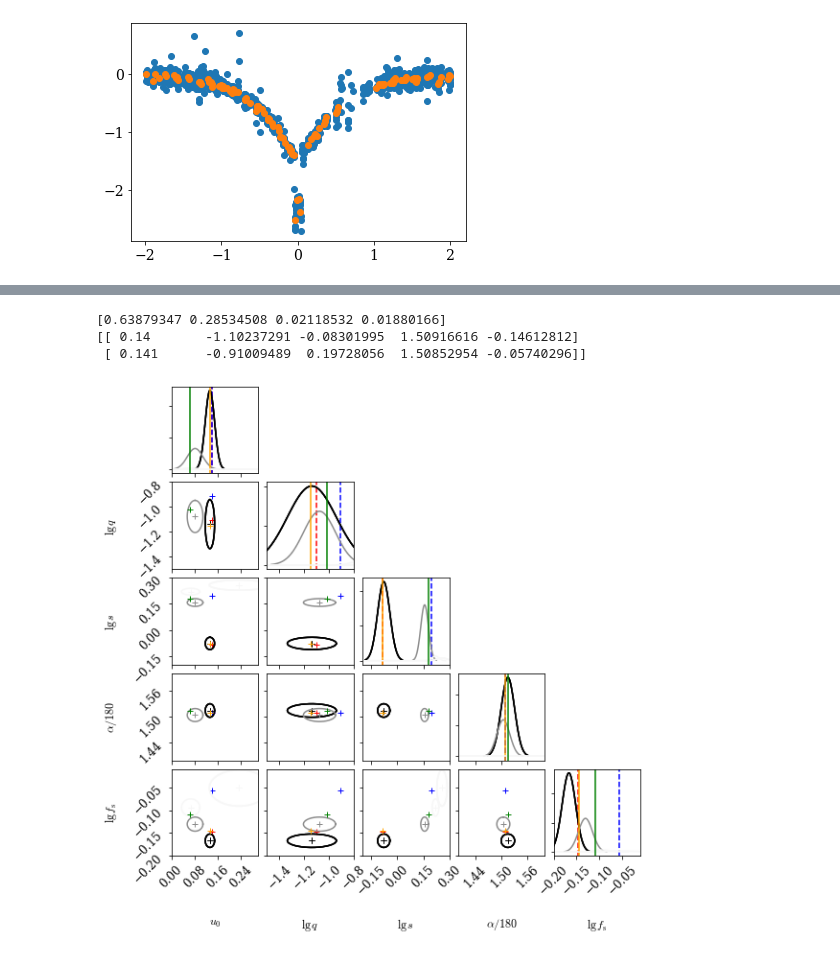
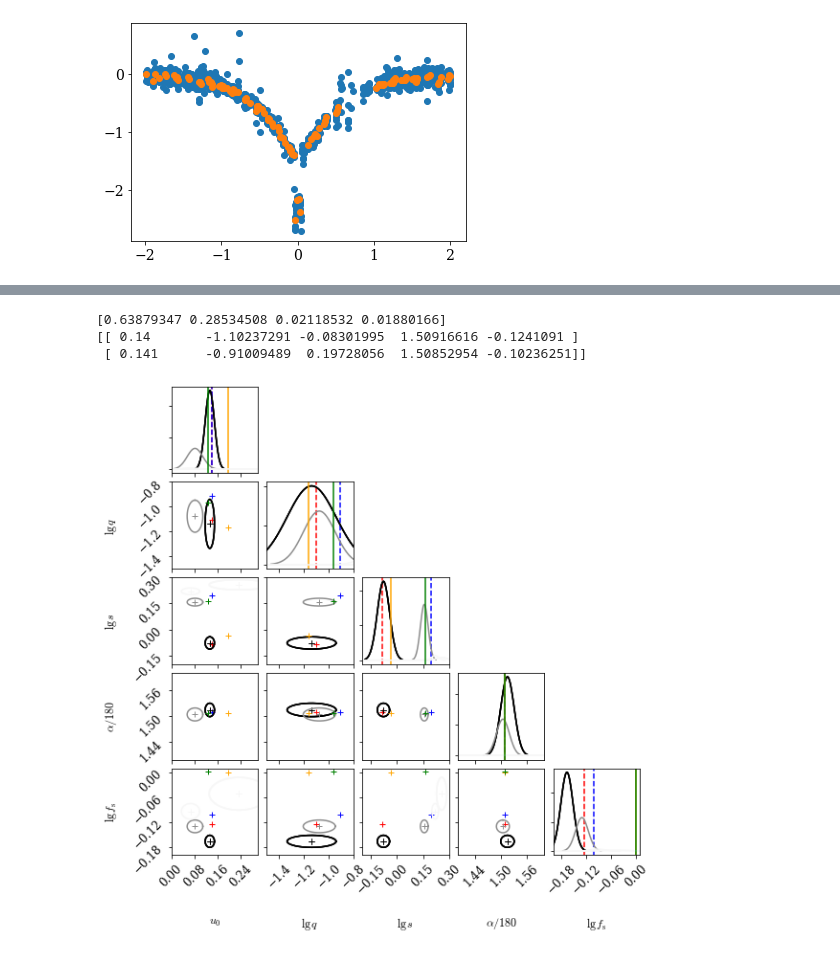
Before and after one commit to haimengzhao/magic-microlensing, a Jupyter notebook: test_KMT.ipynb, the cells around one changed output, grey strips where cells are left out. Cells and saved outputs as stored; diff of their text form; code cells hidden in the pictures.

```diff
--- a/test_KMT.ipynb
+++ b/test_KMT.ipynb
@@ -263,11 +263,18 @@ def compute_model_lc(time_array, fitting_parameters, VBBL, rho=None):
     u0, lgq, lgs, ad180 = fitting_parameters[:4]
     q, s = 10**lgq, 10**lgs
     alpha = ad180 * np.pi # convert to radian
-    t0, te= 0, 1
+    t0, te = 0, 1
     if rho == None:
         rho = 1e-3
     if len(fitting_parameters) == 5:
         rho = 10**fitting_parameters[-1]
+    if len(fitting_parameters) == 6:
+        t0 = fitting_parameters[-2]
+        te = fitting_parameters[-1]
+    if len(fitting_parameters) == 7:
+        rho = 10**fitting_parameters[-3]
+        t0 = fitting_parameters[-2]
+        te = fitting_parameters[-1]
     tau = (time_array-t0)/te
     xs = tau*np.cos(alpha) - u0*np.sin(alpha)
     ys = tau*np.sin(alpha) + u0*np.cos(alpha)
@@ -302,7 +309,6 @@ def perform_optimization(time, flux, ferr, para_initial, verbose=True):
     if verbose:
         print('best chisq & (fs, fb): ', chi2_min, fs, fb)
     time_model = np.arange(-2, 2, 0.001)
-#    magnifications = compute_model_lc(time_model, para_initial, VBBL)
     magnifications = compute_model_lc(time_model, para_best, VBBL)
     mag_model = 18 - 2.5*np.log10(magnifications*fs + fb)
     model = np.vstack((time_model, mag_model))
@@ -556,34 +588,42 @@ print(param_true)
 #param_true = [0.247, -0.074, 0.227, 291.236/180, -0.094]
 param_pred = np.zeros_like(param_true)
 norm_fac = np.zeros_like(param_true)
 
 param_best = best_parameters.copy()
 for i in range(len(param_best)):
     param_best[i] = np.delete(param_best[i][2:], 1)
 
 n_param = len(mu[0])
 labels = [r'$u_0$', r'$\lg q$', r'$\lg s$', r'$\alpha/180$', r'$\lg f_{\rm s}$']
 
-param_ranges = [[0, 0.3], [-1.5, -0.8], [-0.2, 0.3], [1.4, 1.6], [-0.2, -0.01]]
+param_ranges = [[0, 0.3], [-1.5, -0.8], [-0.2, 0.3], [1.4, 1.6], [-0.2, 0.01]]
 for j_gauss in range(len(pi)):
     weight = pi[j_gauss]/pi[0] # normalize the weight by the highest value, so that the color appears better
     cov_mat = np.zeros((n_param, n_param))
     for i in range(len(mu[j_gauss])):
         cov_mat[i, i] = scale[j_gauss, i]**2
     norm_fac += pi[j_gauss] #/np.linalg.det(cov_mat)
     param_pred += mu[j_gauss] * pi[j_gauss] #/np.linalg.det(cov_mat) * mu[j_gauss]
     if j_gauss == 0:
         fig, axes = plot_triangle.plot_covariance(mu[j_gauss], labels, cov_mat, weight=weight, ground_truth=param_true[0], ground_truth_color='red', ground_truth_ls='dashed')
         plot_triangle.plot_covariance(mu[j_gauss], labels, cov_mat, fig=fig, axes=axes, weight=weight, ground_truth=param_true[1], ground_truth_color='blue', ground_truth_ls='dashed')
     if j_gauss == len(pi)-1:
         param_pred /= norm_fac
         # plot_triangle.plot_covariance(mu[j_gauss], labels, cov_mat, fig=fig, axes=axes, weight=weight)
         plot_triangle.plot_covariance(mu[j_gauss], labels, cov_mat, fig=fig, axes=axes, weight=weight, extents=param_ranges, ground_truth=np.array(param_best)[0], ground_truth_color='orange', ground_truth_ls='-')
         plot_triangle.plot_covariance(mu[j_gauss], labels, cov_mat, fig=fig, axes=axes, weight=weight, extents=param_ranges, ground_truth=np.array(param_best)[1], ground_truth_color='green', ground_truth_ls='-')
     else:
         plot_triangle.plot_covariance(mu[j_gauss], labels, cov_mat, fig=fig, axes=axes, weight=weight)
+
+# mu_truth = param_true
+# cov_mat_truth = [np.diag((0.007, 0.002/0.079/np.log(10), 0.011/0.826/np.log(10), 0.008/np.pi, 0.492/0.190/np.log(10)*np.sqrt(3)*0.01))**2,
+#                 np.diag((0.007, 0.003/0.079/np.log(10), 0.014/0.826/np.log(10), 0.007/np.pi, 0.535/0.206/np.log(10)*np.sqrt(3)*0.01))**2]
+# plot_triangle.plot_covariance(mu_truth[0], labels, cov_mat_truth[0], fig=fig, axes=axes, weight=0.5, extents=param_ranges)
+# plot_triangle.plot_covariance(mu_truth[1], labels, cov_mat_truth[1], fig=fig, axes=axes, weight=0.5, extents=param_ranges)
+plt.savefig('./corner_kmt.pdf')
+plt.show()
 # %% [output]
 [0.63879347 0.28534508 0.02118532 0.01880166]
-[[ 0.14       -1.10237291 -0.08301995  1.50916616 -0.14612812]
- [ 0.141      -0.91009489  0.19728056  1.50852954 -0.05740296]]
+[[ 0.14       -1.10237291 -0.08301995  1.50916616 -0.1241091 ]
+ [ 0.141      -0.91009489  0.19728056  1.50852954 -0.10236251]]
-[figure, old version]
+[figure, new version]
```
Also changed, not shown: parts of 4 cells of this notebook.
